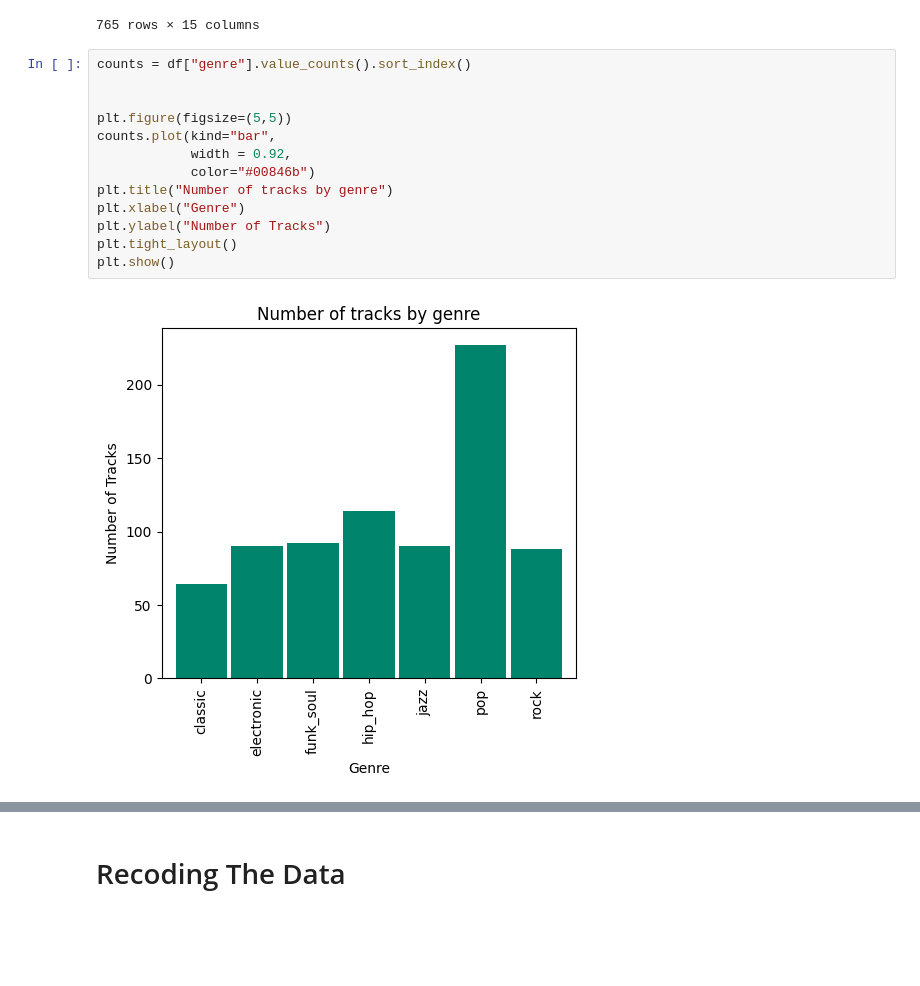
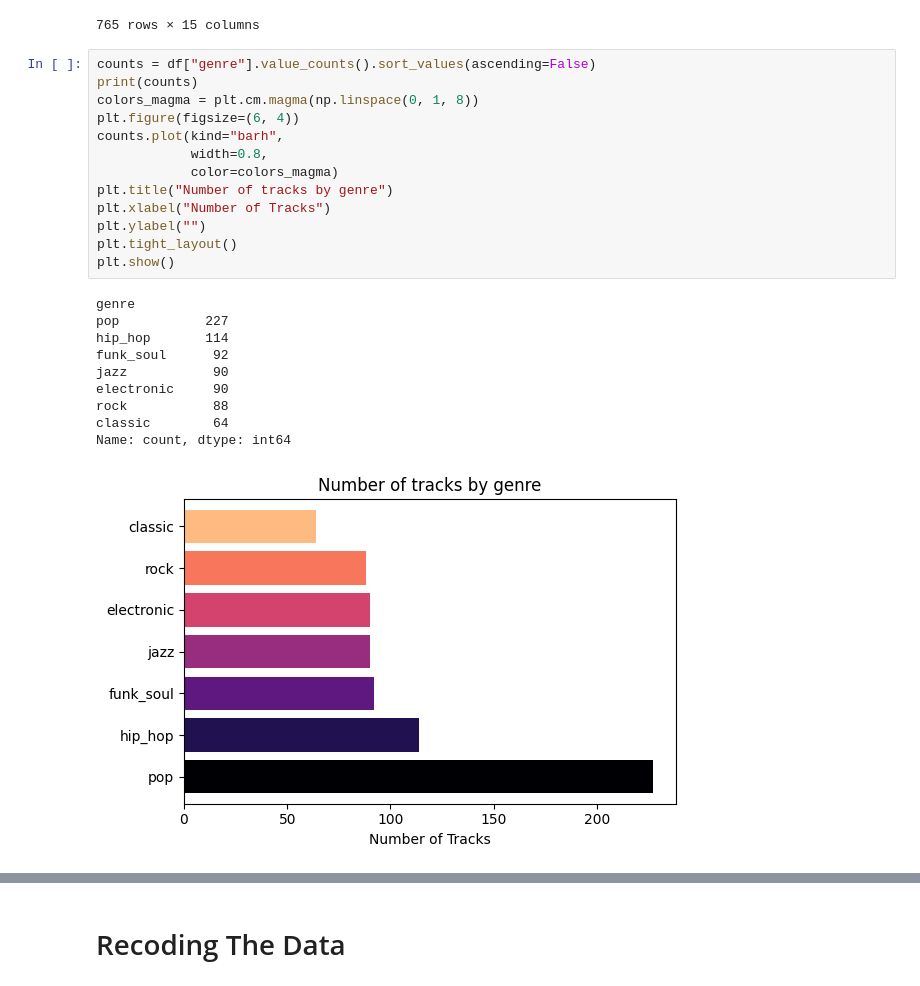
Before and after one commit to Squidez/MJF-GEMS-Annotations, a Jupyter notebook: data analysis.ipynb, the cells around one changed output, grey strips where cells are left out. Saved outputs shown, nothing was run; the diff lists cells and outputs as text; blank space fills up the shorter version.

```diff
--- a/data analysis.ipynb
+++ b/data analysis.ipynb
@@ -143,20 +144,29 @@ df
 | 764 | Kylie Minogue | Love at First Sight | 12.20 | 9.60 | 12.20 | 11.47 | 4.47 | 44.53 | 33.00 | ... |
 765 rows × 15 columns
 # %%
-counts = df["genre"].value_counts().sort_index()
-
-
-plt.figure(figsize=(5,5))
-counts.plot(kind="bar",
-            width = 0.92,
-            color="#00846b")
+counts = df["genre"].value_counts().sort_values(ascending=False)
+print(counts)
+colors_magma = plt.cm.magma(np.linspace(0, 1, 8))
+plt.figure(figsize=(6, 4))
+counts.plot(kind="barh",
+            width=0.8,
+            color=colors_magma)
 plt.title("Number of tracks by genre")
-plt.xlabel("Genre")
-plt.ylabel("Number of Tracks")
+plt.xlabel("Number of Tracks")
+plt.ylabel("")
 plt.tight_layout()
 plt.show()
 # %% [output]
+genre
+pop           227
+hip_hop       114
+funk_soul      92
+jazz           90
+electronic     90
+rock           88
+classic        64
+Name: count, dtype: int64
-[figure, old version]
+[figure, new version]
 # %%
 emotions_col = ['Wonder', 'Transcendence', 'Nostalgia',
                 'Tenderness', 'Peacefulness', 'Joy',
```
Also changed, not shown: parts of 10 cells of this notebook.
